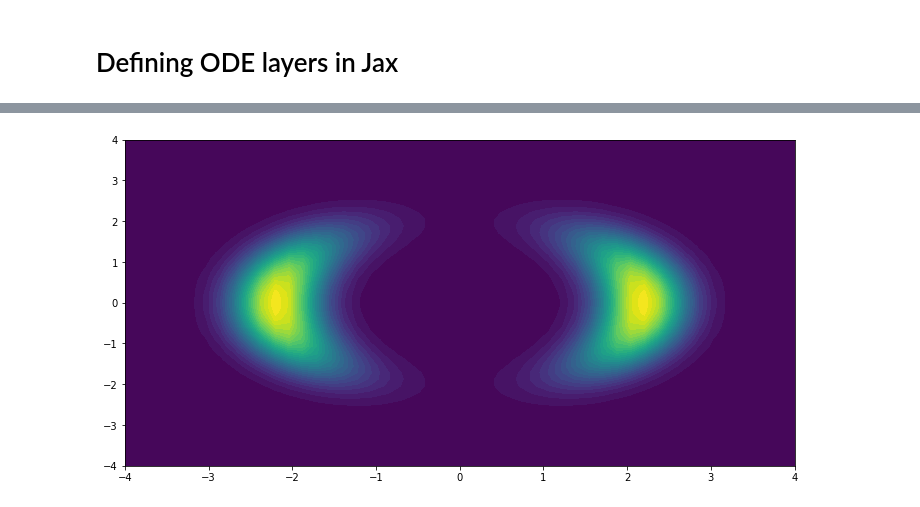
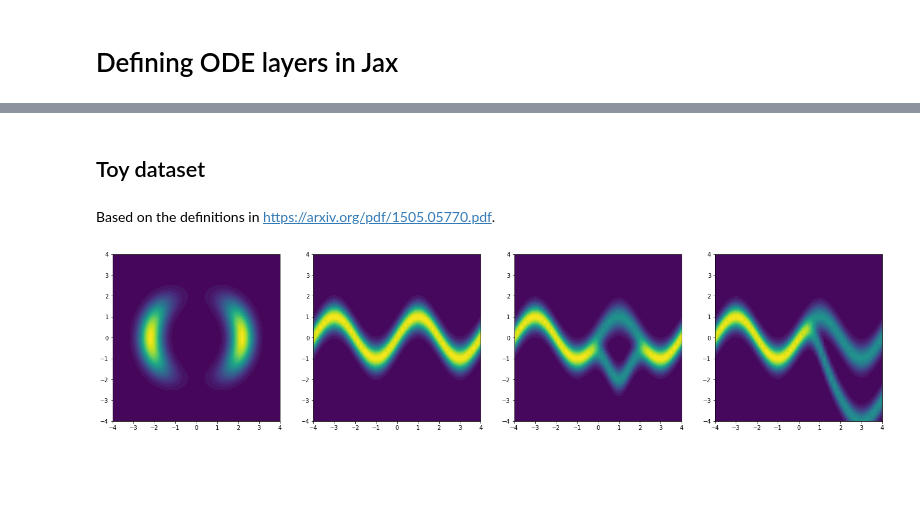
Before and after one commit to d-miketa/neuralODE, a Jupyter notebook: ode_layers.ipynb, the cells around one changed output, grey strips where cells are left out. Cells and saved outputs as stored; diff of their text form; code cells hidden in the pictures; blank space fills up the shorter version.

```diff
--- a/ode_layers.ipynb
+++ b/ode_layers.ipynb
@@ -20,6 +20,10 @@ Installing collected packages: toolz, jaxlib, jax, chex, optax, msgpack, flax
 Successfully installed chex-0.0.8 flax-0.3.4 jax-0.2.16 jaxlib-0.1.68 msgpack-1.0.2 optax-0.0.9 toolz-0.11.1
 WARNING: You are using pip version 21.1.2; however, version 21.1.3 is available.
 You should consider upgrading via the '/usr/bin/python3 -m pip install --upgrade pip' command.
+# %% [markdown]
+## Toy dataset
+# %% [markdown]
+Based on the definitions in https://arxiv.org/pdf/1505.05770.pdf.
 # %%
 %matplotlib inline
 import matplotlib.pyplot as plt
@@ -31,17 +35,22 @@ def w1(z1,z2): return jnp.sin(2*jnp.pi*z1/4.)
 def w2(z1,z2): return 3*jnp.exp(-.5*(z1-1)**2/.36)
 def w3(z1,z2): return 3*nn.sigmoid((z1-1)/.3)
 
-def U1(z1,z2): return 0.5*((jnp.linalg.norm(jnp.stack((z1,z2), axis=-1), axis=-1)-2)/.4)**2 - jnp.log(jnp.exp(-.5*((z1-2/.6))**2) + jnp.exp(-.5*((z1+2/.6))**2))
+def U1(z1,z2): return .5*((jnp.linalg.norm(jnp.stack((z1,z2), axis=-1), axis=-1)-2)/.4)**2 - jnp.log(jnp.exp(-.5*((z1-2/.6))**2) + jnp.exp(-.5*((z1+2/.6))**2))
+def U2(z1,z2): return .5*((z2-w1(z1,z2))/.4)**2
+def U3(z1,z2): return -jnp.log(jnp.exp(-.5*((z2-w1(z1,z2))/.4)**2) + jnp.exp(-.5*((z2-w1(z1,z2)+w2(z1,z2))/.35)**2))
 def U4(z1,z2): return -jnp.log(jnp.exp(-.5*((z2-w1(z1,z2))/.4)**2) + jnp.exp(-.5*((z2-w1(z1,z2)+w3(z1,z2))/.35)**2))
+Us = (U1,U2,U3,U4)
 
 def f(U,z1,z2): return jnp.exp(-U(z1,z2))
 # %%
 xs = ys = jnp.linspace(-4,4)
 
-fig = plt.figure(figsize=(12,6))
+fig,axs = plt.subplots(ncols=len(Us), figsize=(24,6))
 xgrid,ygrid = jnp.meshgrid(xs,ys)
-Us = U1(xgrid,ygrid)
-zs = jnp.exp(-Us)
-plot = plt.contourf(xgrid,ygrid,zs,30)
+
+for ax,U in zip(axs,Us):
+    ax.set_aspect('equal')
+    zs = jnp.exp(-U(xgrid,ygrid))
+    plot = ax.contourf(xgrid,ygrid,zs,30)
 # %% [output]
-[figure, old version]
+[figure, new version]
```
Also changed, not shown: parts of 3 cells of this notebook.
